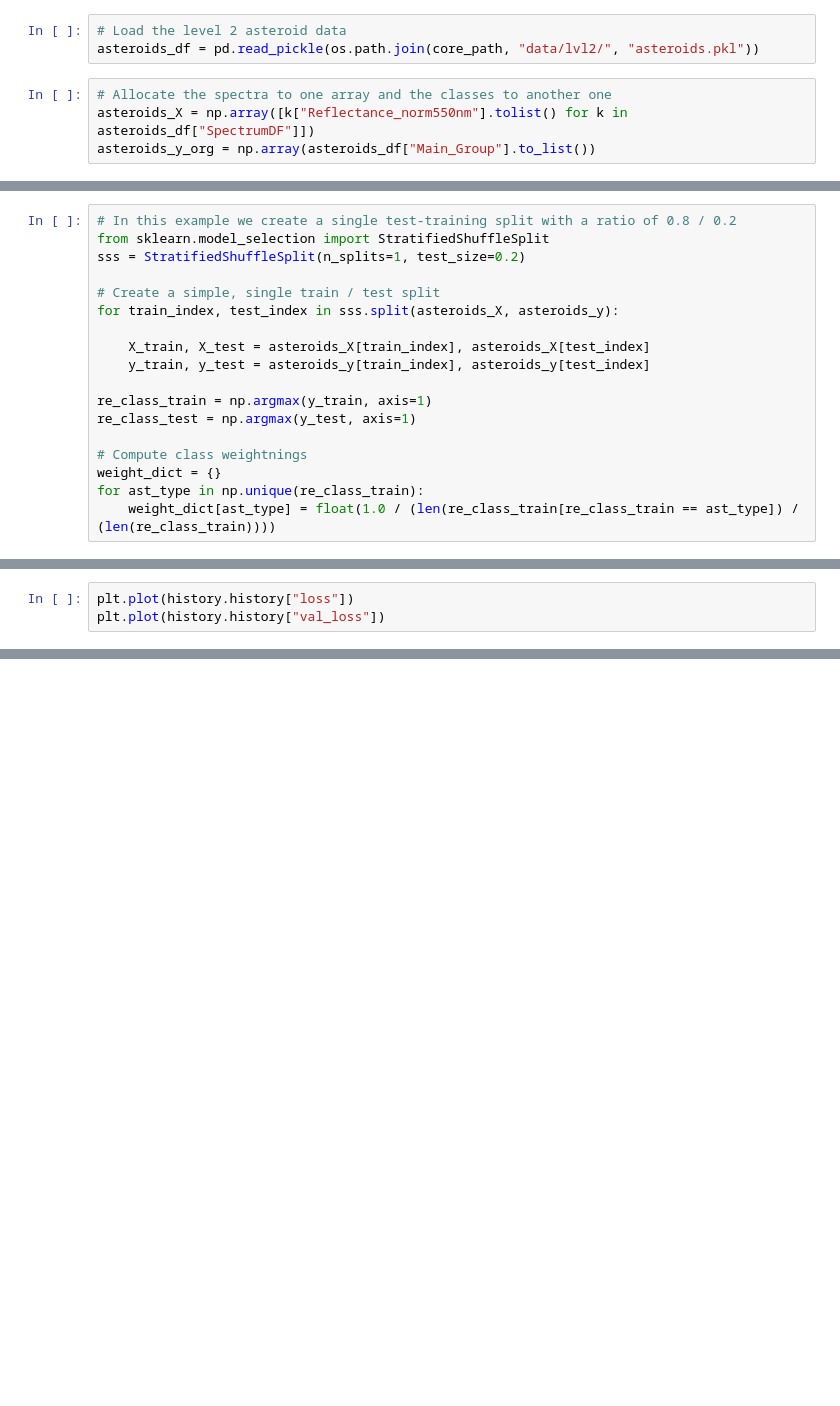
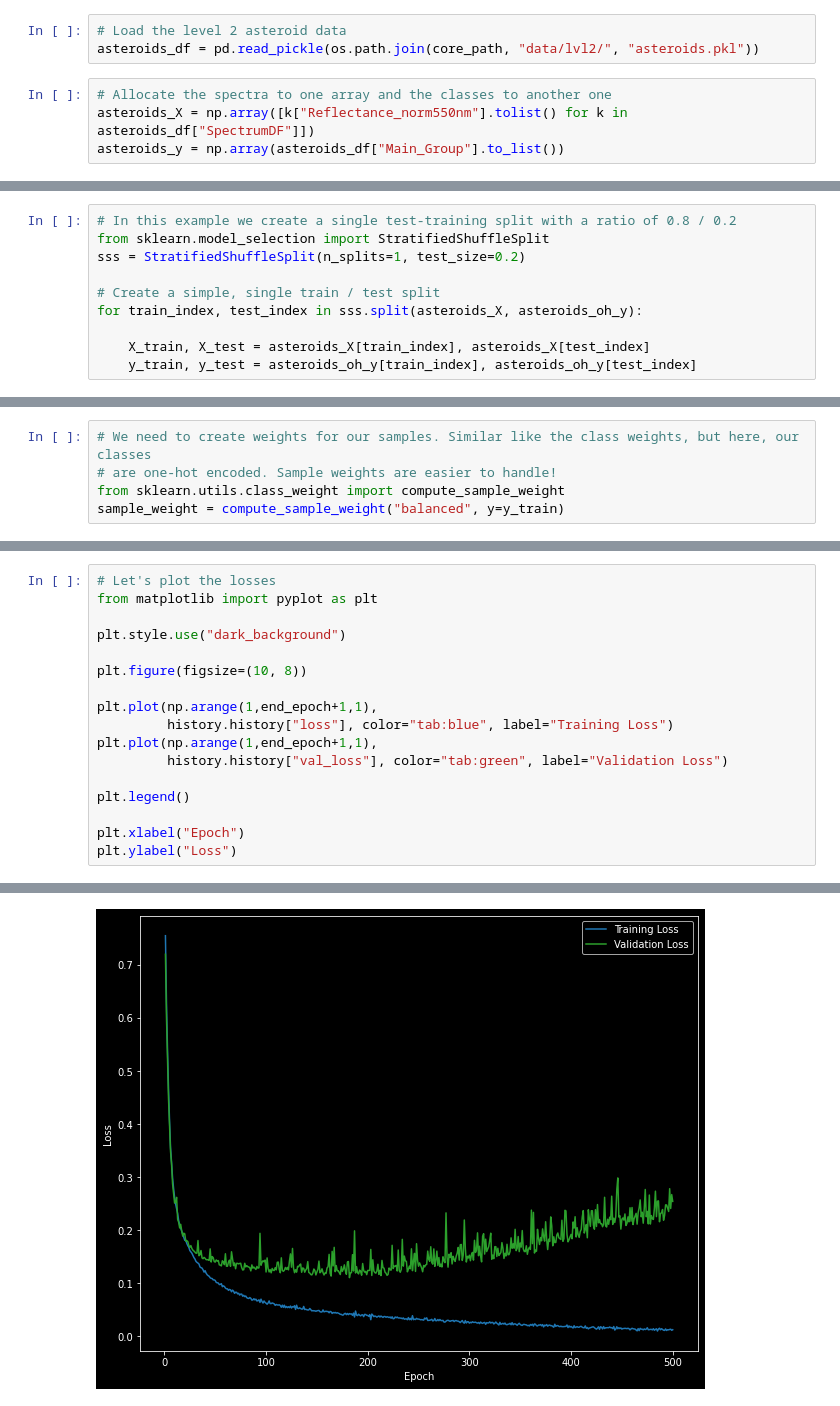
Before and after one commit to ThomasAlbin/Astroniz-YT-Tutorials, a Jupyter notebook: [ML1]-Asteroid-Spectra/8_dl_keras_multiclass.ipynb, the cells around one changed output, grey strips where cells are left out. Cells and saved outputs as stored; diff of their text form; blank space fills up the shorter version.

```diff
--- a/[ML1]-Asteroid-Spectra/8_dl_keras_multiclass.ipynb
+++ b/[ML1]-Asteroid-Spectra/8_dl_keras_multiclass.ipynb
@@ -29,5 +35,5 @@ asteroids_df = pd.read_pickle(os.path.join(core_path, "data/lvl2/", "asteroids.p
 # %%
 # Allocate the spectra to one array and the classes to another one
 asteroids_X = np.array([k["Reflectance_norm550nm"].tolist() for k in asteroids_df["SpectrumDF"]])
-asteroids_y_org = np.array(asteroids_df["Main_Group"].to_list())
+asteroids_y = np.array(asteroids_df["Main_Group"].to_list())
 # %%
@@ -49,15 +69,7 @@ from sklearn.model_selection import StratifiedShuffleSplit
 sss = StratifiedShuffleSplit(n_splits=1, test_size=0.2)
 
 # Create a simple, single train / test split
-for train_index, test_index in sss.split(asteroids_X, asteroids_y):
+for train_index, test_index in sss.split(asteroids_X, asteroids_oh_y):
 
     X_train, X_test = asteroids_X[train_index], asteroids_X[test_index]
-    y_train, y_test = asteroids_y[train_index], asteroids_y[test_index]
-
-re_class_train = np.argmax(y_train, axis=1)
-re_class_test = np.argmax(y_test, axis=1)
-
-# Compute class weightnings
-weight_dict = {}
-for ast_type in np.unique(re_class_train):
-    weight_dict[ast_type] = float(1.0 / (len(re_class_train[re_class_train == ast_type]) / (len(re_class_train))))
+    y_train, y_test = asteroids_oh_y[train_index], asteroids_oh_y[test_index]
@@ -78,3 +80,8 @@ array([[0., 0., 1., 0.],
+# %%
+# We need to create weights for our samples. Similar like the class weights, but here, our classes
+# are one-hot encoded. Sample weights are easier to handle!
+from sklearn.utils.class_weight import compute_sample_weight
+sample_weight = compute_sample_weight("balanced", y=y_train)
 # %%
 import tensorflow.keras as keras
 
@@ -128,3 +164,18 @@ _________________________________________________________________
 # %%
-plt.plot(history.history["loss"])
-plt.plot(history.history["val_loss"])
+# Let's plot the losses
+from matplotlib import pyplot as plt
+
+plt.style.use("dark_background")
+
+plt.figure(figsize=(10, 8))
+
+plt.plot(np.arange(1,end_epoch+1,1),
+         history.history["loss"], color="tab:blue", label="Training Loss")
+plt.plot(np.arange(1,end_epoch+1,1),
+         history.history["val_loss"], color="tab:green", label="Validation Loss")
+
+plt.legend()
+
+plt.xlabel("Epoch")
+plt.ylabel("Loss")
+# %% [output]
@@ -131 +183,2 @@ plt.plot(history.history["val_loss"])
+[figure, added]
 # %%
```
Also changed, not shown: parts of 20 cells of this notebook.
